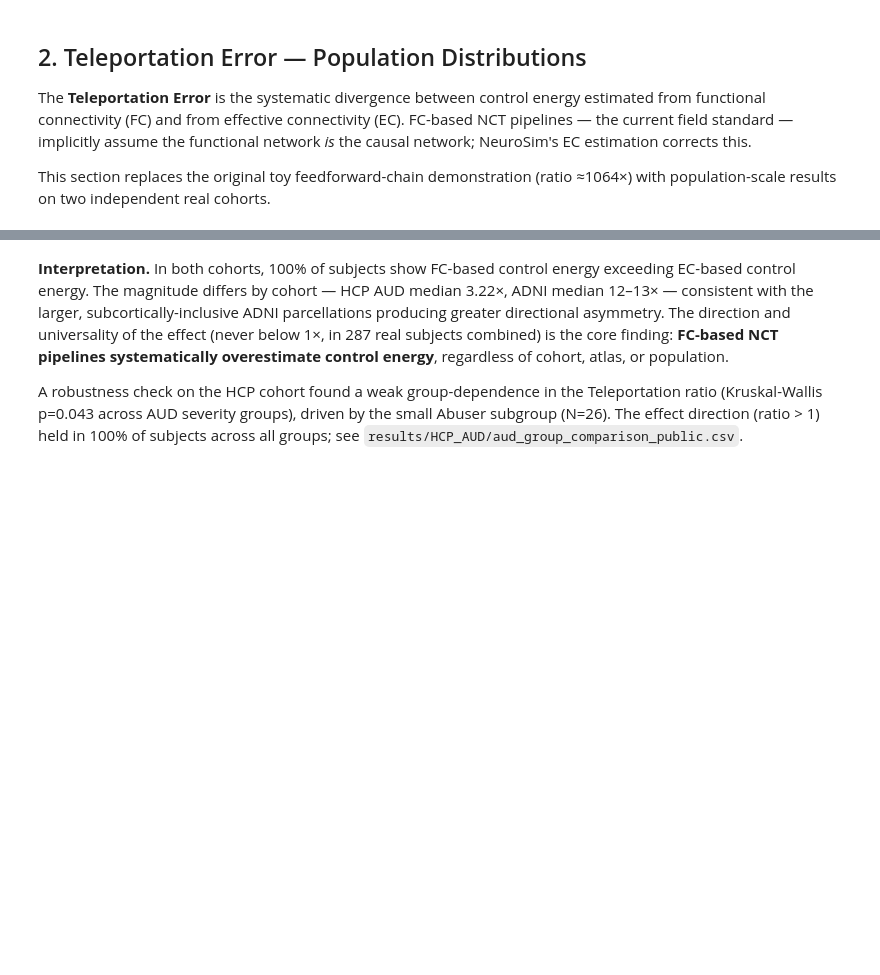
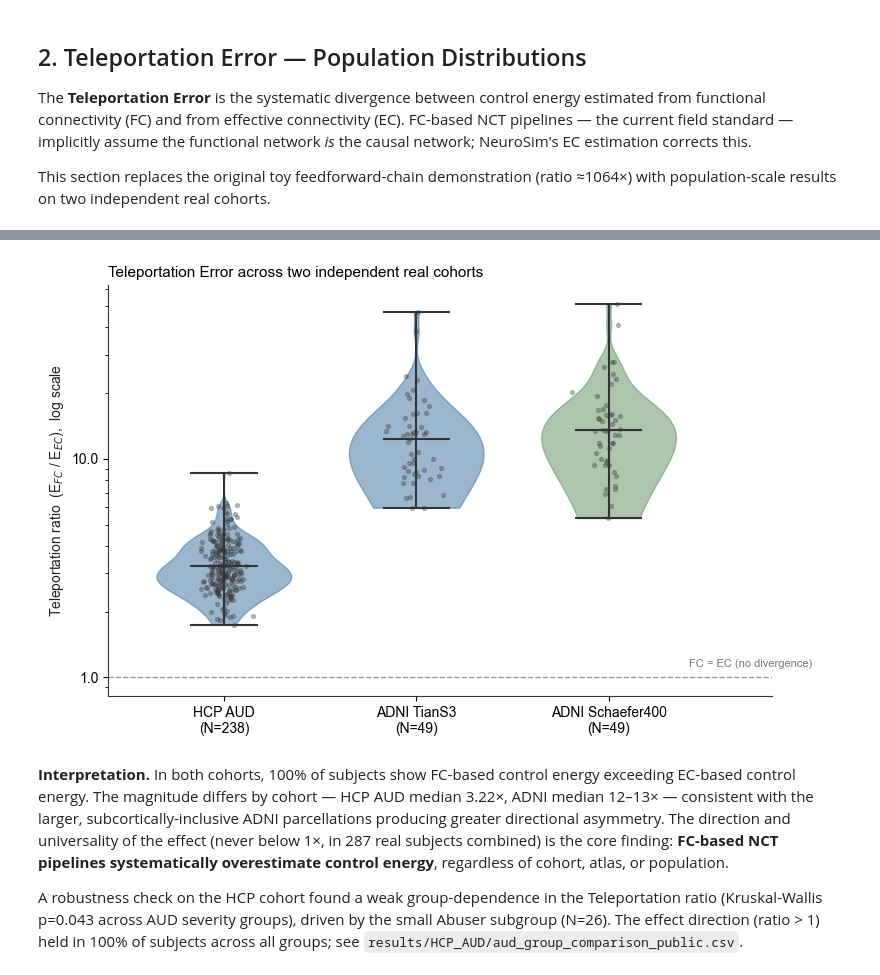
Before and after one commit to TheRoy666/NeuroSim, a Jupyter notebook: notebook/05_real_data_validation.ipynb, the cells around one changed output, grey strips where cells are left out. Drawn from its saved outputs; the diff is of its cells as text; code cells hidden in the pictures; blank space fills up the shorter version.

```diff
--- a/notebook/05_real_data_validation.ipynb
+++ b/notebook/05_real_data_validation.ipynb
@@ -115,30 +129,37 @@ summary.round(2)
 # %%
 fig, ax = plt.subplots(figsize=(8, 5))
 datasets = [hcp_tel['teleport_ratio'].values,
             adni_tel_t['teleport_ratio'].values,
             adni_tel_s['teleport_ratio'].values]
 labels = ['HCP AUD\n(N=238)', 'ADNI TianS3\n(N=49)', 'ADNI Schaefer400\n(N=49)']
 colors = ['#3B6E9E', '#3B6E9E', '#5B8C5A']
 
 parts = ax.violinplot(datasets, positions=[0,1,2], showmedians=True, widths=0.7)
 for pc, c in zip(parts['bodies'], colors):
     pc.set_facecolor(c); pc.set_alpha(0.5); pc.set_edgecolor(c)
 for key in ['cmedians','cmins','cmaxes','cbars']:
     parts[key].set_color('#333333')
 
 rng = np.random.default_rng(0)
 for x, d in zip([0,1,2], datasets):
     jitter = rng.normal(x, 0.05, size=len(d))
     ax.scatter(jitter, d, s=8, color='#333333', alpha=0.3, zorder=3)
 
-ax.axhline(1, color='#999999', linestyle='--', linewidth=1, label='FC = EC (no divergence)')
+ax.axhline(1, color='#999999', linestyle='--', linewidth=1)
+ax.text(2.42, 1.15, 'FC = EC (no divergence)', color='#777777', fontsize=8,
+        va='center', ha='left')
 ax.set_xticks([0,1,2]); ax.set_xticklabels(labels)
-ax.set_ylabel('Teleportation ratio  (E$_{FC}$ / E$_{EC}$)')
+ax.set_ylabel('Teleportation ratio  (E$_{FC}$ / E$_{EC}$),  log scale')
+ax.set_yscale('log')
+ax.yaxis.set_major_formatter(plt.matplotlib.ticker.ScalarFormatter())
+ax.yaxis.set_minor_formatter(plt.matplotlib.ticker.NullFormatter())
+ax.set_xlim(-0.6, 2.85)
 ax.set_title('Teleportation Error across two independent real cohorts', loc='left', fontsize=11)
-ax.legend(fontsize=8.5, frameon=False, loc='upper right')
 plt.tight_layout()
 plt.savefig('../notebook/fig_teleportation_combined.png', dpi=600, bbox_inches='tight')
 plt.show()
+# %% [output]
+[figure, added]
 # %% [markdown]
 **Interpretation.** In both cohorts, 100% of subjects show FC-based control energy
 exceeding EC-based control energy. The magnitude differs by cohort — HCP AUD median
```
Also changed, not shown: parts of 9 cells of this notebook.
